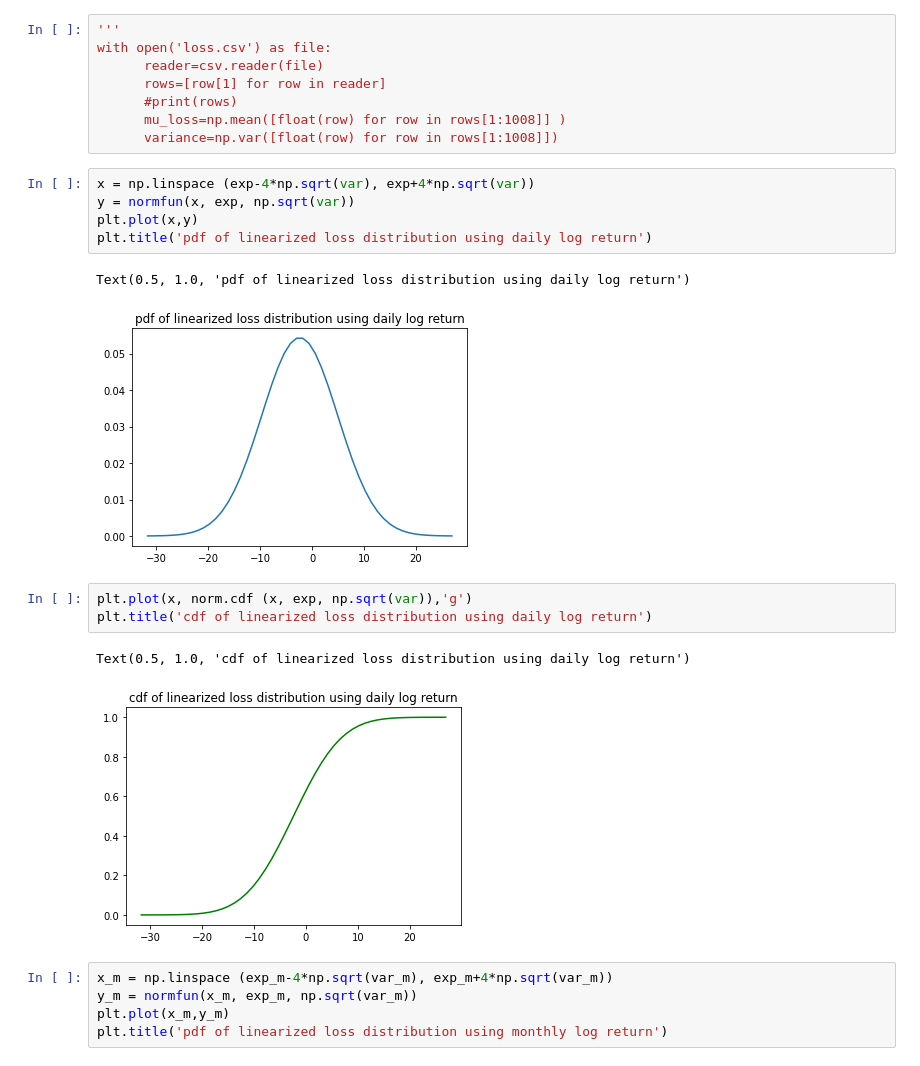
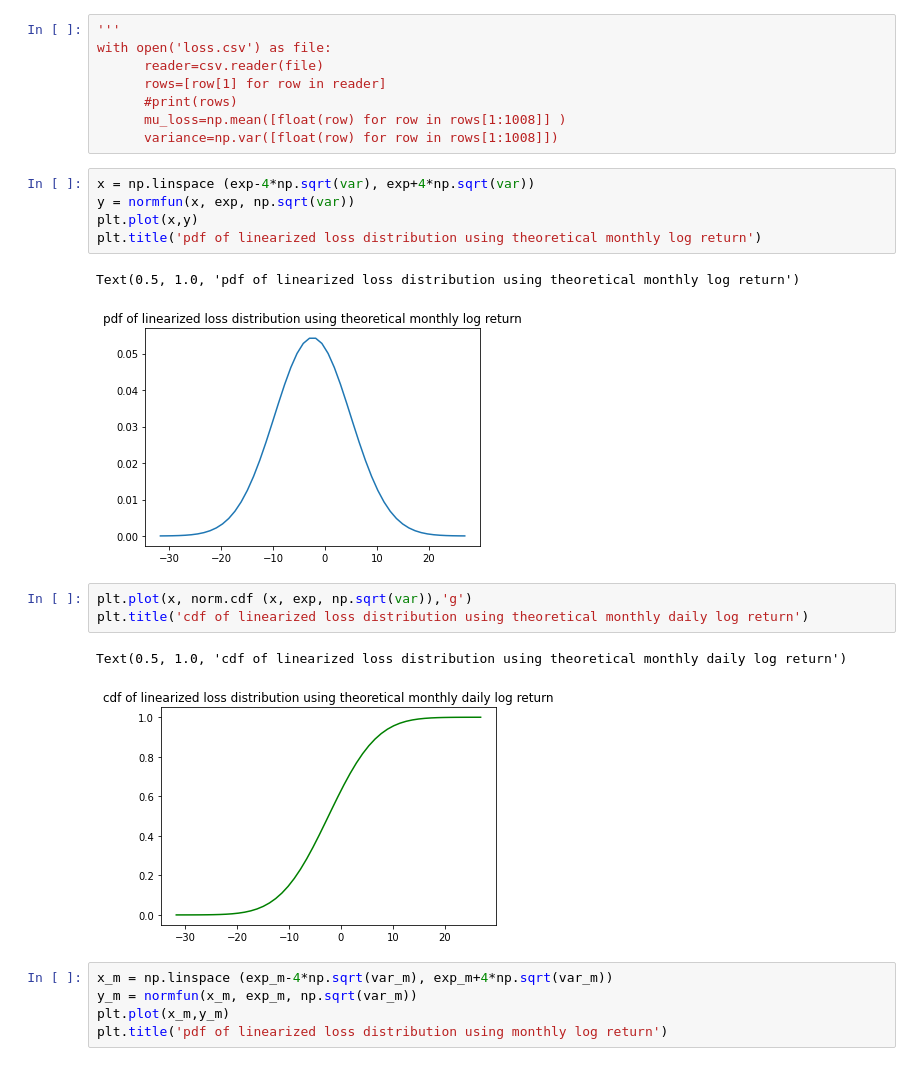
Before and after one commit to ZiyueNie/575, a Jupyter notebook: src/P2.ipynb, the cells around one changed output. Cells and saved outputs as stored; diff of their text form.

```diff
--- a/src/P2.ipynb
+++ b/src/P2.ipynb
@@ -182,17 +182,17 @@ with open('loss.csv') as file:
 # %%
 x = np.linspace (exp-4*np.sqrt(var), exp+4*np.sqrt(var))
 y = normfun(x, exp, np.sqrt(var))
 plt.plot(x,y)
-plt.title('pdf of linearized loss distribution using daily log return')
+plt.title('pdf of linearized loss distribution using theoretical monthly log return')
 # %% [output]
-Text(0.5, 1.0, 'pdf of linearized loss distribution using daily log return')
+Text(0.5, 1.0, 'pdf of linearized loss distribution using theoretical monthly log return')
-[figure, old version]
+[figure, new version]
 # %%
 plt.plot(x, norm.cdf (x, exp, np.sqrt(var)),'g')
-plt.title('cdf of linearized loss distribution using daily log return')
+plt.title('cdf of linearized loss distribution using theoretical monthly daily log return')
 # %% [output]
-Text(0.5, 1.0, 'cdf of linearized loss distribution using daily log return')
+Text(0.5, 1.0, 'cdf of linearized loss distribution using theoretical monthly daily log return')
-[figure, old version]
+[figure, new version]
 # %%
 x_m = np.linspace (exp_m-4*np.sqrt(var_m), exp_m+4*np.sqrt(var_m))
 y_m = normfun(x_m, exp_m, np.sqrt(var_m))
```
